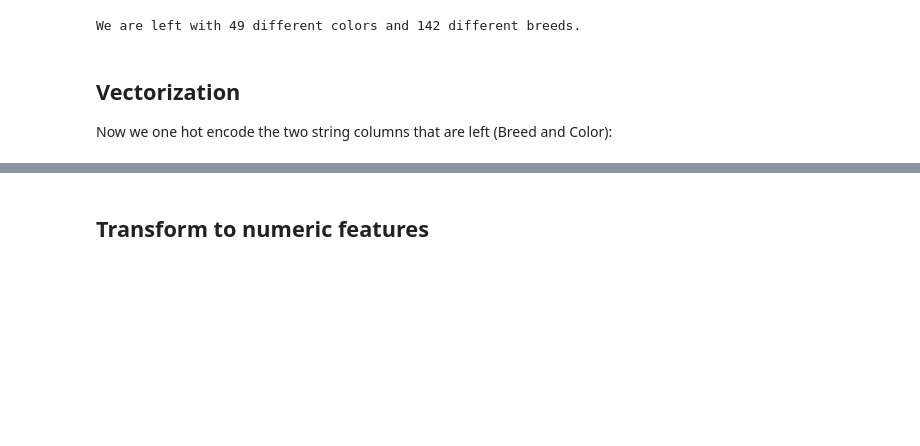
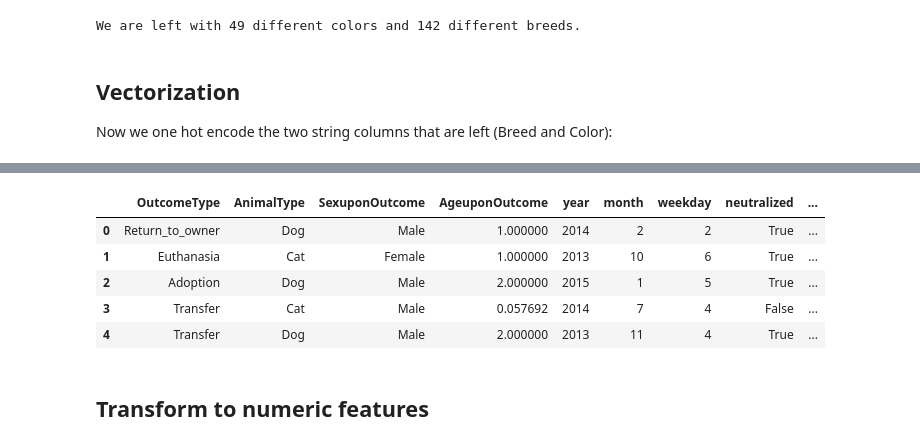
Before and after one commit to DavidSiegl/Animal-Shelter-Analysis, a Jupyter notebook: data_transformation.ipynb, the cells around one changed output, grey strips where cells are left out. Drawn from its saved outputs; the diff is of its cells as text; code cells hidden in the pictures; blank space fills up the shorter version.

```diff
--- a/data_transformation.ipynb
+++ b/data_transformation.ipynb
@@ -272,7 +272,7 @@ data = data.drop(["OutcomeSubtype"], axis=1)
 # %% [markdown]
 ## Transform Breed
 # %%
-data["BreedMix"] = data.Breed.str.contains("BreedMix")  #creating new boolean column for Mix
+data["BreedMix"] = data.Breed.str.contains("Mix")  #creating new boolean column for Mix
 # %%
 data["Breed"] = data['Breed'].str.replace(" Mix", "")
 # %%
@@ -479,14 +484,21 @@ data_num.head()
 # %%
 data_num.reset_index(drop=True, inplace=True)
 cv = CountVectorizer()
-matrix_colors = cv.fit_transform(data_num.Breed)
-df_colors = pd.DataFrame(matrix_colors.toarray(), columns=cv.get_feature_names_out())
-df_colors.head()
-df_colors.reset_index(drop=True, inplace=True)
+matrix_breeds = cv.fit_transform(data_num.Breed)
+df_breeds = pd.DataFrame(matrix_breeds.toarray(), columns=cv.get_feature_names_out())
+df_breeds.head()
+df_breeds.reset_index(drop=True, inplace=True)
 # %%
-data_num = pd.concat([data_num, df_colors], axis=1)
+data_num = pd.concat([data_num, df_breeds], axis=1)
 data_num = data_num.drop('Breed', axis=1)
 data_num.head()
+# %% [output]
+|  | OutcomeType | AnimalType | SexuponOutcome | AgeuponOutcome | year | month | weekday | neutralized | ... |
+| 0 | Return_to_owner | Dog | Male | 1.000000 | 2014 | 2 | 2 | True | ... |
+| 1 | Euthanasia | Cat | Female | 1.000000 | 2013 | 10 | 6 | True | ... |
+| 2 | Adoption | Dog | Male | 2.000000 | 2015 | 1 | 5 | True | ... |
+| 3 | Transfer | Cat | Male | 0.057692 | 2014 | 7 | 4 | False | ... |
+| 4 | Transfer | Dog | Male | 2.000000 | 2013 | 11 | 4 | True | ... |
 # %% [markdown]
 ## Transform to numeric features
 # %%
```
Also changed, not shown: parts of 17 cells of this notebook, 2 other files.
